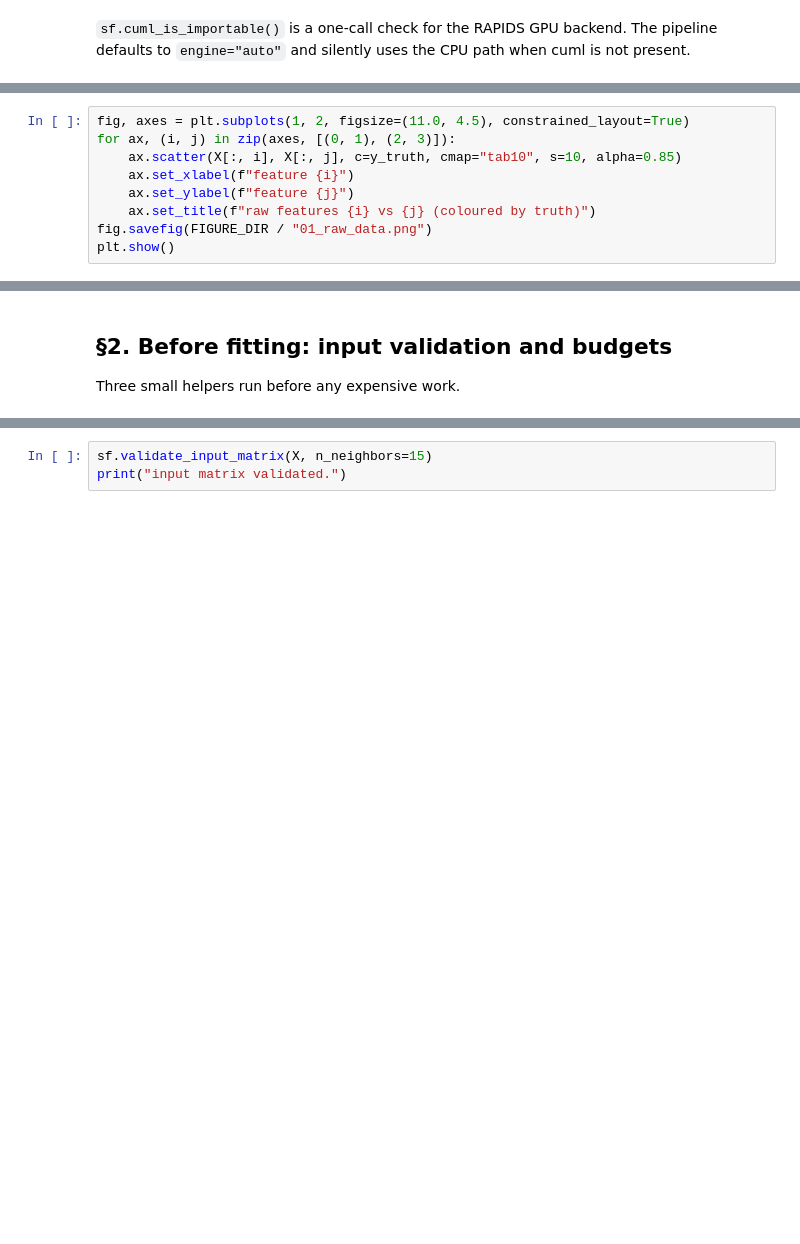
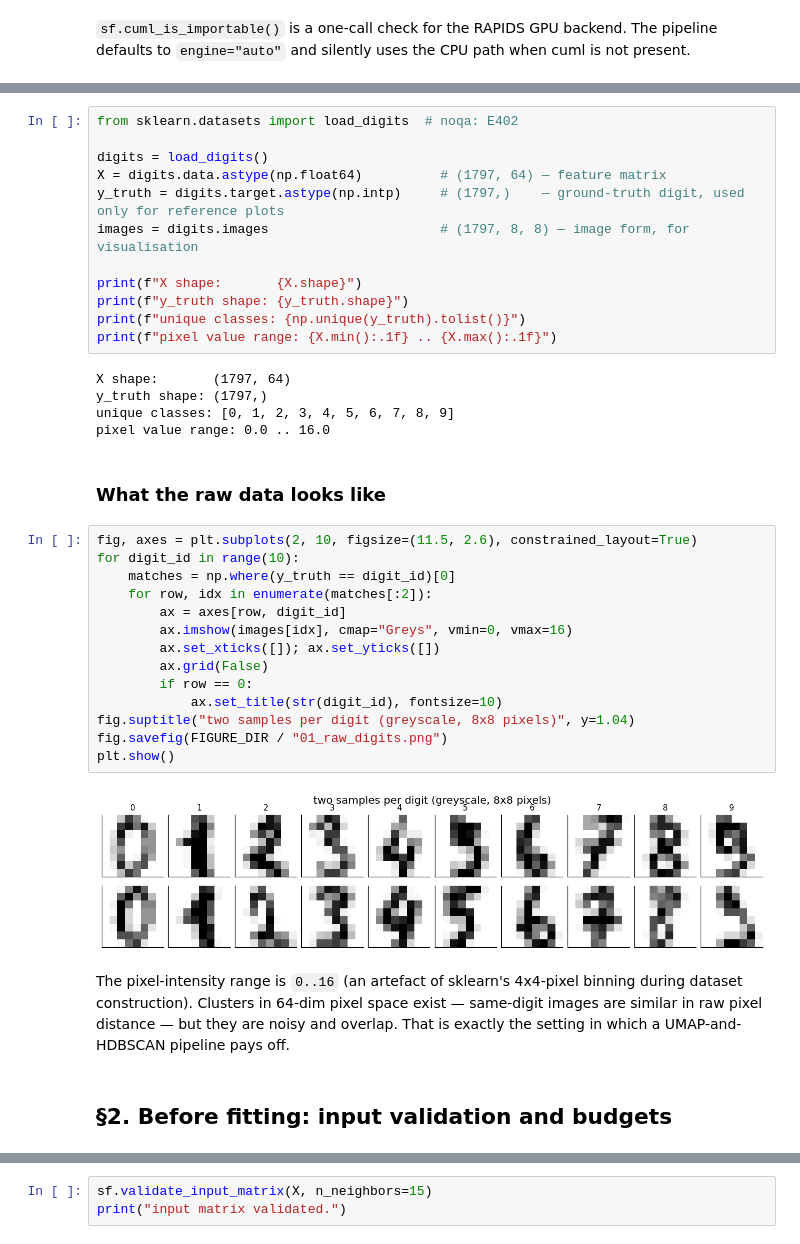
Before and after one commit to AndreasWNeitzel/Starfold, a Jupyter notebook: docs/tutorial_00_walkthrough.ipynb, the cells around one changed output, grey strips where cells are left out. Cells and saved outputs as stored; diff of their text form; blank space fills up the shorter version.

```diff
--- a/docs/tutorial_00_walkthrough.ipynb
+++ b/docs/tutorial_00_walkthrough.ipynb
@@ -101,9 +63,0 @@ its place.
-# %%
-fig, axes = plt.subplots(1, 2, figsize=(11.0, 4.5), constrained_layout=True)
-for ax, (i, j) in zip(axes, [(0, 1), (2, 3)]):
-    ax.scatter(X[:, i], X[:, j], c=y_truth, cmap="tab10", s=10, alpha=0.85)
-    ax.set_xlabel(f"feature {i}")
-    ax.set_ylabel(f"feature {j}")
-    ax.set_title(f"raw features {i} vs {j} (coloured by truth)")
-fig.savefig(FIGURE_DIR / "01_raw_data.png")
-plt.show()
@@ -112,7 +78,46 @@ plt.show()
+# %%
+from sklearn.datasets import load_digits  # noqa: E402
+
+digits = load_digits()
+X = digits.data.astype(np.float64)          # (1797, 64) — feature matrix
+y_truth = digits.target.astype(np.intp)     # (1797,)    — ground-truth digit, used only for reference plots
+images = digits.images                      # (1797, 8, 8) — image form, for visualisation
+
+print(f"X shape:       {X.shape}")
+print(f"y_truth shape: {y_truth.shape}")
+print(f"unique classes: {np.unique(y_truth).tolist()}")
+print(f"pixel value range: {X.min():.1f} .. {X.max():.1f}")
+# %% [output]
+X shape:       (1797, 64)
+y_truth shape: (1797,)
+unique classes: [0, 1, 2, 3, 4, 5, 6, 7, 8, 9]
+pixel value range: 0.0 .. 16.0
+# %% [markdown]
+### What the raw data looks like
+# %%
+fig, axes = plt.subplots(2, 10, figsize=(11.5, 2.6), constrained_layout=True)
+for digit_id in range(10):
+    matches = np.where(y_truth == digit_id)[0]
+    for row, idx in enumerate(matches[:2]):
+        ax = axes[row, digit_id]
+        ax.imshow(images[idx], cmap="Greys", vmin=0, vmax=16)
+        ax.set_xticks([]); ax.set_yticks([])
+        ax.grid(False)
+        if row == 0:
+            ax.set_title(str(digit_id), fontsize=10)
+fig.suptitle("two samples per digit (greyscale, 8x8 pixels)", y=1.04)
+fig.savefig(FIGURE_DIR / "01_raw_digits.png")
+plt.show()
+# %% [output]
+[figure, added]
+# %% [markdown]
+The pixel-intensity range is `0..16` (an artefact of sklearn's
+4x4-pixel binning during dataset construction). Clusters in 64-dim
+pixel space exist — same-digit images are similar in raw pixel
+distance — but they are noisy and overlap. That is exactly the
+setting in which a UMAP-and-HDBSCAN pipeline pays off.
 # %% [markdown]
 ## §2. Before fitting: input validation and budgets
-
-Three small helpers run before any expensive work.
 # %% [markdown]
 ### `validate_input_matrix`
 
```
Also changed, not shown: parts of 127 cells of this notebook, 21 other files.
